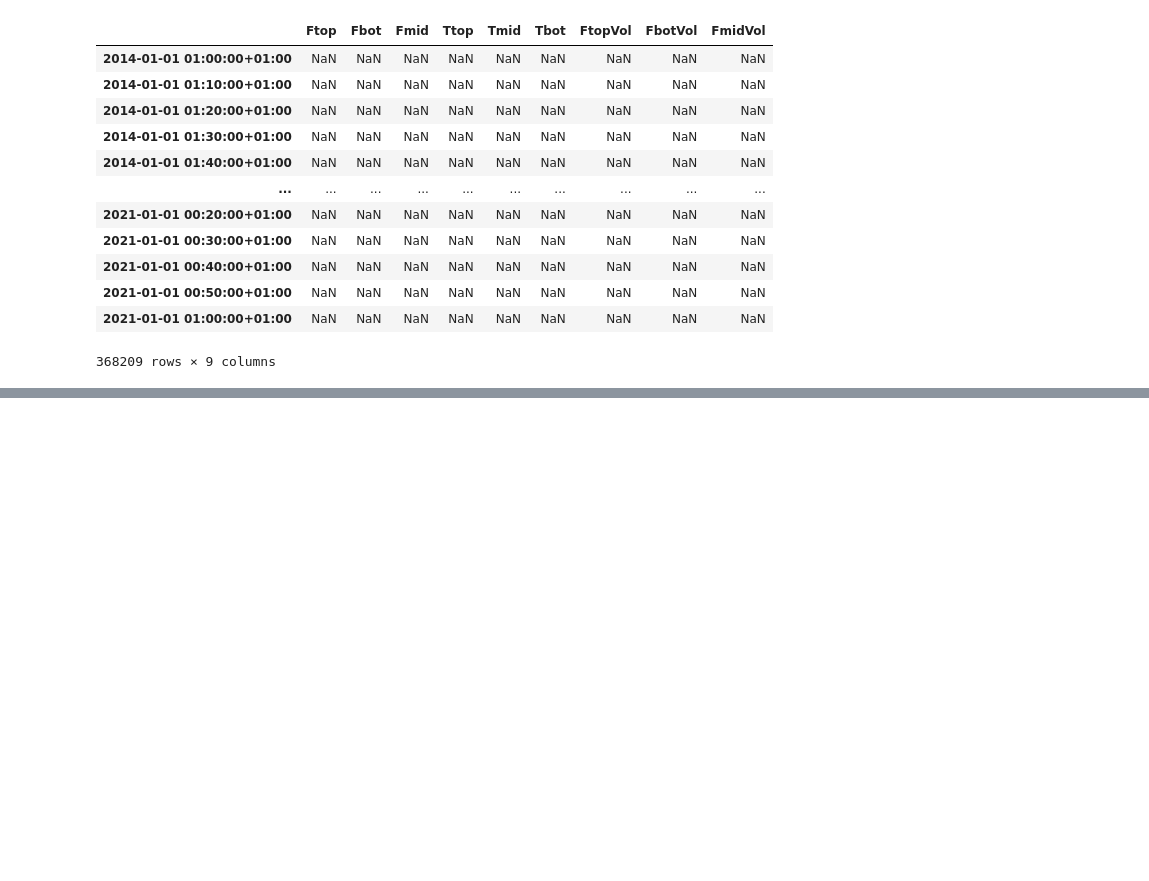
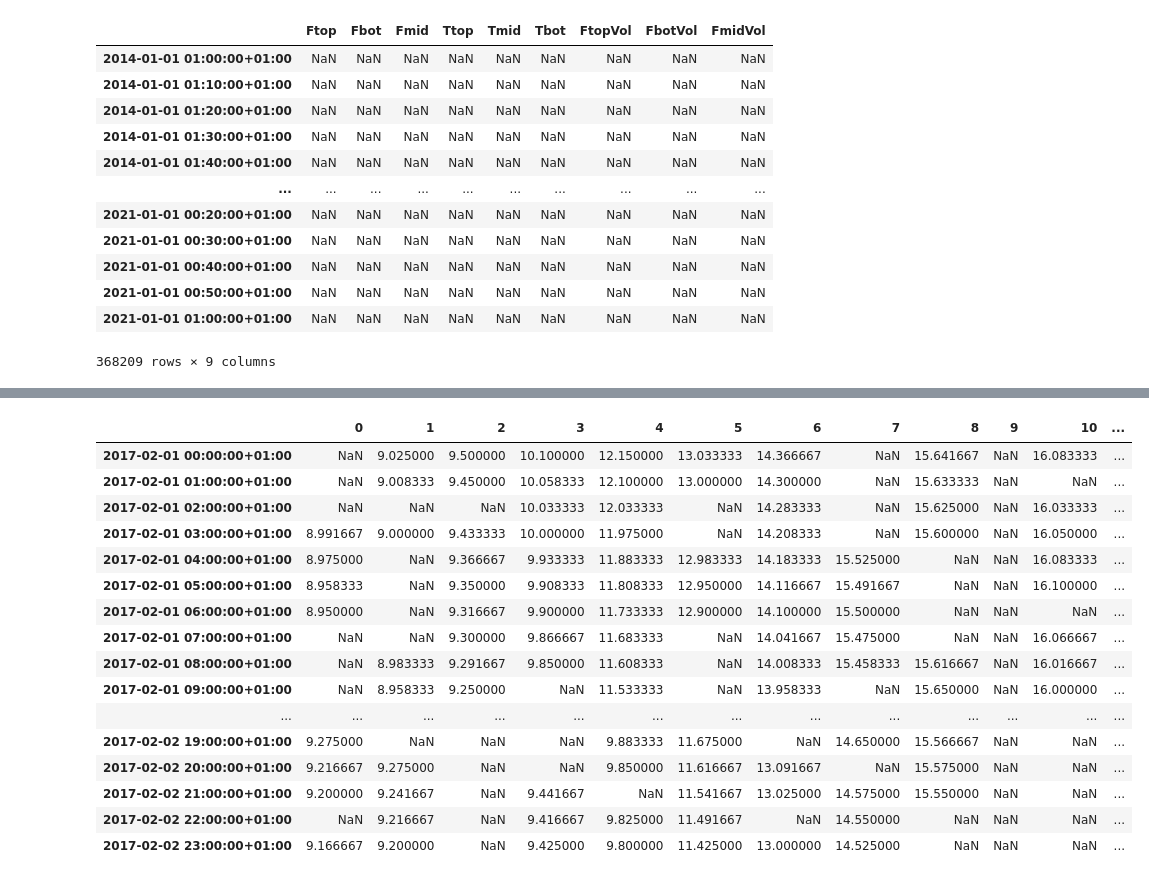
Before and after one commit to petergroenning/thesis_project, a Jupyter notebook: notebooks/make_dataset.ipynb, the cells around one changed output, grey strips where cells are left out. Drawn from its saved outputs; the diff is of its cells as text; code cells hidden in the pictures; blank space fills up the shorter version.

```diff
--- a/notebooks/make_dataset.ipynb
+++ b/notebooks/make_dataset.ipynb
@@ -85,0 +121,6 @@ variables.to_csv('../data/processed/dronninglund/variables.csv')
+# %%
+df = df_water_sensors.copy()
+
+# if value equals previous exactly set top nan
+for col in df.columns:
+    df[col][df[col].diff() == 0] = np.nan
@@ -86,3 +147,23 @@ variables.to_csv('../data/processed/dronninglund/variables.csv')
+# %%
+df['2017-02-01':'2017-02-02']
+# %% [output]
+|  | 0 | 1 | 2 | 3 | 4 | 5 | 6 | 7 | 8 | 9 | 10 | ... |
+| 2017-02-01 00:00:00+01:00 | NaN | 9.025000 | 9.500000 | 10.100000 | 12.150000 | 13.033333 | 14.366667 | NaN | 15.641667 | NaN | 16.083333 | ... |
+| 2017-02-01 01:00:00+01:00 | NaN | 9.008333 | 9.450000 | 10.058333 | 12.100000 | 13.000000 | 14.300000 | NaN | 15.633333 | NaN | NaN | ... |
+| 2017-02-01 02:00:00+01:00 | NaN | NaN | NaN | 10.033333 | 12.033333 | NaN | 14.283333 | NaN | 15.625000 | NaN | 16.033333 | ... |
+| 2017-02-01 03:00:00+01:00 | 8.991667 | 9.000000 | 9.433333 | 10.000000 | 11.975000 | NaN | 14.208333 | NaN | 15.600000 | NaN | 16.050000 | ... |
+| 2017-02-01 04:00:00+01:00 | 8.975000 | NaN | 9.366667 | 9.933333 | 11.883333 | 12.983333 | 14.183333 | 15.525000 | NaN | NaN | 16.083333 | ... |
+| 2017-02-01 05:00:00+01:00 | 8.958333 | NaN | 9.350000 | 9.908333 | 11.808333 | 12.950000 | 14.116667 | 15.491667 | NaN | NaN | 16.100000 | ... |
+| 2017-02-01 06:00:00+01:00 | 8.950000 | NaN | 9.316667 | 9.900000 | 11.733333 | 12.900000 | 14.100000 | 15.500000 | NaN | NaN | NaN | ... |
+| 2017-02-01 07:00:00+01:00 | NaN | NaN | 9.300000 | 9.866667 | 11.683333 | NaN | 14.041667 | 15.475000 | NaN | NaN | 16.066667 | ... |
+| 2017-02-01 08:00:00+01:00 | NaN | 8.983333 | 9.291667 | 9.850000 | 11.608333 | NaN | 14.008333 | 15.458333 | 15.616667 | NaN | 16.016667 | ... |
+| 2017-02-01 09:00:00+01:00 | NaN | 8.958333 | 9.250000 | NaN | 11.533333 | NaN | 13.958333 | NaN | 15.650000 | NaN | 16.000000 | ... |
+| ... | ... | ... | ... | ... | ... | ... | ... | ... | ... | ... | ... | ... |
+| 2017-02-02 19:00:00+01:00 | 9.275000 | NaN | NaN | NaN | 9.883333 | 11.675000 | NaN | 14.650000 | 15.566667 | NaN | NaN | ... |
+| 2017-02-02 20:00:00+01:00 | 9.216667 | 9.275000 | NaN | NaN | 9.850000 | 11.616667 | 13.091667 | NaN | 15.575000 | NaN | NaN | ... |
+| 2017-02-02 21:00:00+01:00 | 9.200000 | 9.241667 | NaN | 9.441667 | NaN | 11.541667 | 13.025000 | 14.575000 | 15.550000 | NaN | NaN | ... |
+| 2017-02-02 22:00:00+01:00 | NaN | 9.216667 | NaN | 9.416667 | 9.825000 | 11.491667 | NaN | 14.550000 | NaN | NaN | NaN | ... |
+| 2017-02-02 23:00:00+01:00 | 9.166667 | 9.200000 | NaN | 9.425000 | 9.800000 | 11.425000 | 13.000000 | 14.525000 | NaN | NaN | NaN | ... |
 # %%
 inputs.Tmid[10000:12000].plot()
 df_water_sensors[10][10000:12000].plot()
```
Also changed, not shown: parts of 7 cells of this notebook, 47 other files.
